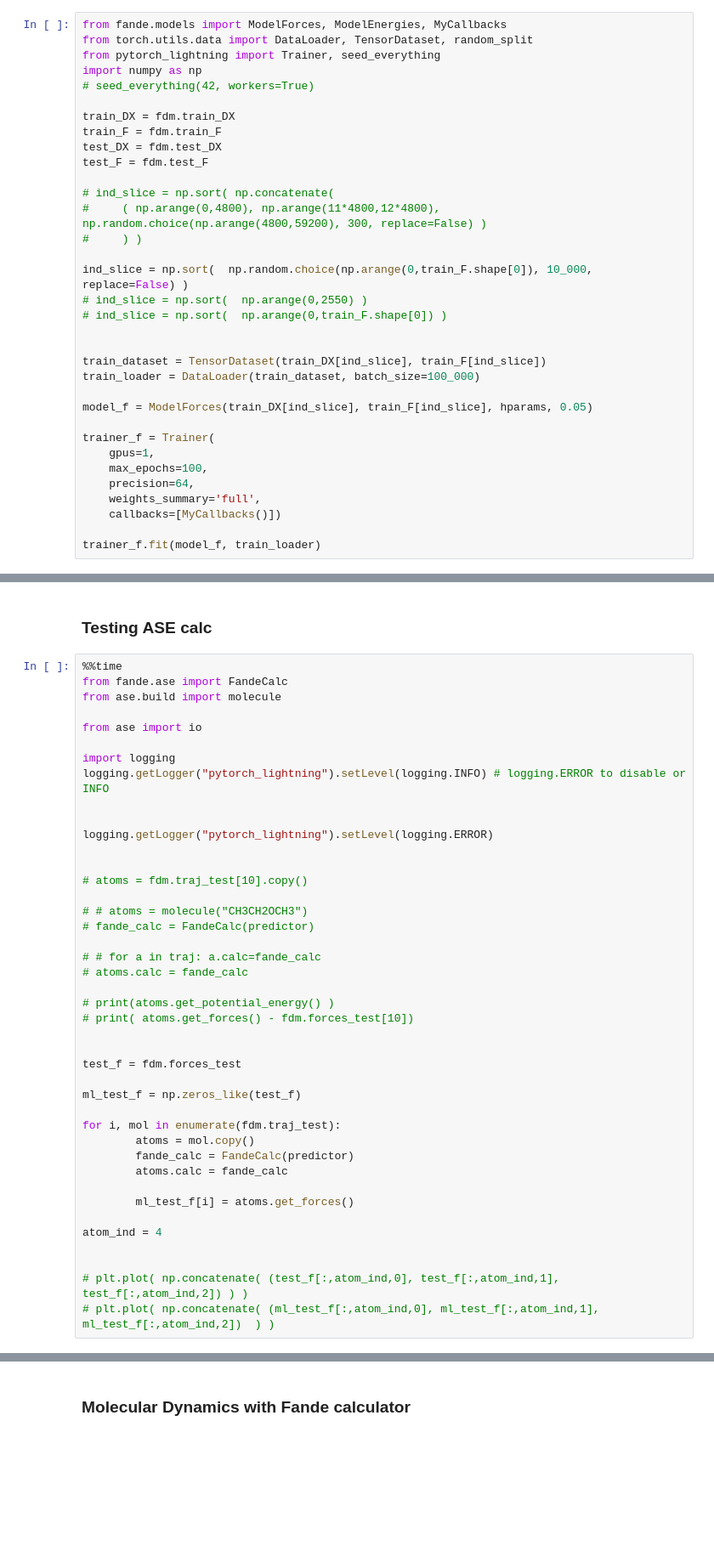
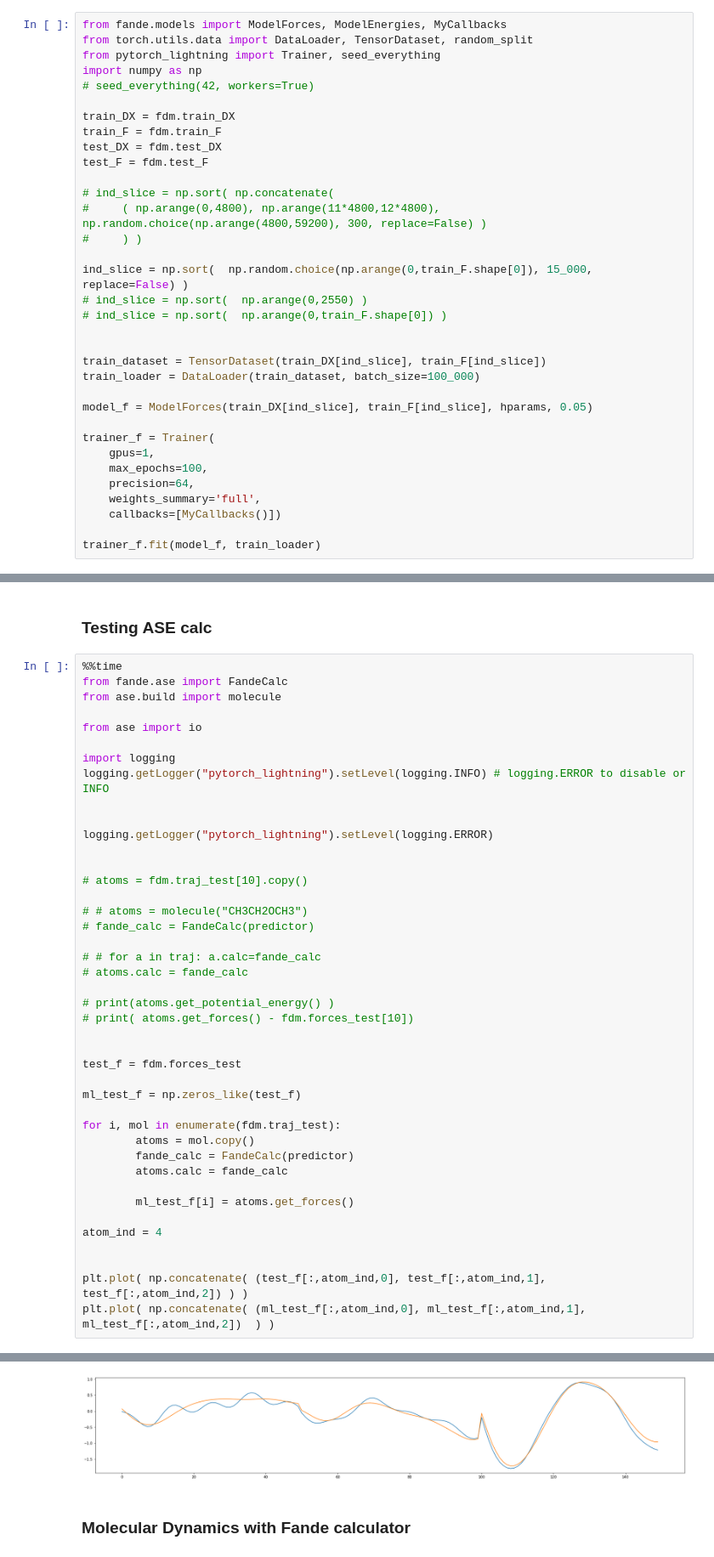
Before and after one commit to chem-gp/saddle-dynamics, a Jupyter notebook: notebooks/saddle_md.ipynb, the cells around one changed output, grey strips where cells are left out. Shown at 85% size. Cells and saved outputs as stored; diff of their text form; blank space fills up the shorter version.

```diff
--- a/notebooks/saddle_md.ipynb
+++ b/notebooks/saddle_md.ipynb
@@ -147,7 +150,7 @@ test_F = fdm.test_F
 #     ( np.arange(0,4800), np.arange(11*4800,12*4800), np.random.choice(np.arange(4800,59200), 300, replace=False) )
 #     ) )
 
-ind_slice = np.sort(  np.random.choice(np.arange(0,train_F.shape[0]), 10_000, replace=False) )
+ind_slice = np.sort(  np.random.choice(np.arange(0,train_F.shape[0]), 15_000, replace=False) )
 # ind_slice = np.sort(  np.arange(0,2550) )
 # ind_slice = np.sort(  np.arange(0,train_F.shape[0]) )
 
@@ -272,6 +275,6 @@ for i, mol in enumerate(fdm.traj_test):
 atom_ind = 4
 
 
-# plt.plot( np.concatenate( (test_f[:,atom_ind,0], test_f[:,atom_ind,1], test_f[:,atom_ind,2]) ) )
-# plt.plot( np.concatenate( (ml_test_f[:,atom_ind,0], ml_test_f[:,atom_ind,1], ml_test_f[:,atom_ind,2])  ) )
+plt.plot( np.concatenate( (test_f[:,atom_ind,0], test_f[:,atom_ind,1], test_f[:,atom_ind,2]) ) )
+plt.plot( np.concatenate( (ml_test_f[:,atom_ind,0], ml_test_f[:,atom_ind,1], ml_test_f[:,atom_ind,2])  ) )
 # %% [output]
@@ -296,3 +299,4 @@ Wall time: 1.64 s
+[figure, added]
 # %% [markdown]
 ### Molecular Dynamics with Fande calculator
 # %%
```
Also changed, not shown: parts of 10 cells of this notebook, 2 other files.
